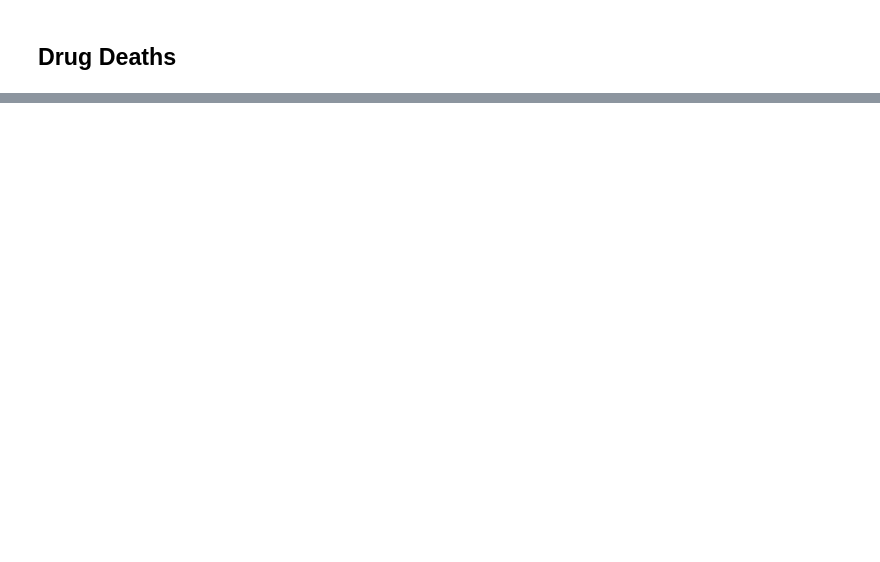
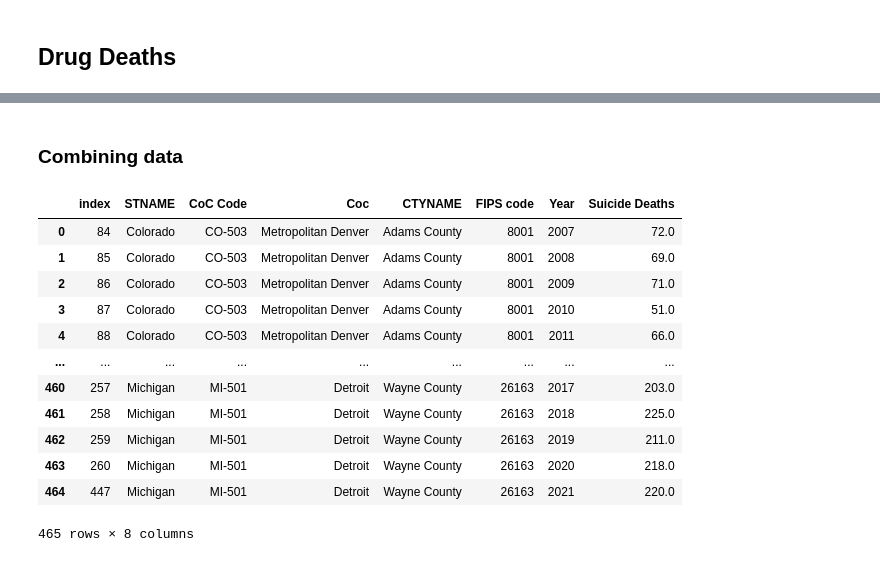
Before and after one commit to heath3rq/Python_Homelessness-Causal-Inference-Analysis, a Jupyter notebook: 10_code/mortality_data.ipynb, the cells around one changed output, grey strips where cells are left out. Drawn from its saved outputs; the diff is of its cells as text; code cells hidden in the pictures; blank space fills up the shorter version.

Commit message:
update code for drug and suicide data

```diff
--- a/10_code/mortality_data.ipynb
+++ b/10_code/mortality_data.ipynb
@@ -272,0 +286,2 @@ Missing years : [2007]
+# %%
+allmhdata = pd.concat([allmhdata0720merge, allmh21merge])
@@ -272,0 +311,8 @@ Missing years : [2007]
+# %%
+years = [i for i in range(2007, 2022)]
+for county in coc_mapping["CTYNAME"].unique():
+    tmp_data = allmh0721[allmh0721["CTYNAME"] == county]
+    tmp_year = tmp_data["Year"].unique()
+    if len(tmp_year) != 15:
+        print(f"data for {county}")
+        print(f"Missing years : {list(set(years) - set(tmp_year))}")
@@ -272,0 +324,22 @@ Missing years : [2007]
+# %%
+# fixing broomfield suicide values
+years_available = allmh0721[allmh0721["FIPS code"] == 8014]["Year"]
+missing_brooomfield_years = list(set(years) - set(years_available))
+
+tmp_dfs = []
+
+for year in missing_brooomfield_years:
+    tmp_data = {
+        "STNAME": "Colorado",
+        "CoC Code": "CO-503",
+        "Coc": "Metropolitan Denver",
+        "CTYNAME": "Broomfield County",
+        "FIPS code": 8014,
+        "Year": year,
+        "Deaths": np.NaN,
+    }
+    df = pd.DataFrame(tmp_data, index=[0])
+    tmp_dfs.append(df)
+
+broomfield_mh_df = pd.concat(tmp_dfs, ignore_index=True)
+broomfield_mh_df
@@ -272,0 +353,4 @@ Missing years : [2007]
+# %%
+allmhfinal0721 = pd.concat([allmh0721, broomfield_mh_df], ignore_index=True)
+allmhfinal0721["Year"] = allmhfinal0721["Year"].astype(int)
+allmhfinal0721.tail(10)
@@ -272,0 +369,21 @@ Missing years : [2007]
+# %% [markdown]
+### Combining data
+# %%
+allmhfinal0721 = allmhfinal0721.rename(
+    columns={"Deaths": "Suicide Deaths"}
+).sort_values(by=["CTYNAME", "Year"])
+allmhfinal0721
+# %% [output]
+|  | index | STNAME | CoC Code | Coc | CTYNAME | FIPS code | Year | Suicide Deaths |
+| 0 | 84 | Colorado | CO-503 | Metropolitan Denver | Adams County | 8001 | 2007 | 72.0 |
+| 1 | 85 | Colorado | CO-503 | Metropolitan Denver | Adams County | 8001 | 2008 | 69.0 |
+| 2 | 86 | Colorado | CO-503 | Metropolitan Denver | Adams County | 8001 | 2009 | 71.0 |
+| 3 | 87 | Colorado | CO-503 | Metropolitan Denver | Adams County | 8001 | 2010 | 51.0 |
+| 4 | 88 | Colorado | CO-503 | Metropolitan Denver | Adams County | 8001 | 2011 | 66.0 |
+| ... | ... | ... | ... | ... | ... | ... | ... | ... |
+| 460 | 257 | Michigan | MI-501 | Detroit | Wayne County | 26163 | 2017 | 203.0 |
+| 461 | 258 | Michigan | MI-501 | Detroit | Wayne County | 26163 | 2018 | 225.0 |
+| 462 | 259 | Michigan | MI-501 | Detroit | Wayne County | 26163 | 2019 | 211.0 |
+| 463 | 260 | Michigan | MI-501 | Detroit | Wayne County | 26163 | 2020 | 218.0 |
+| 464 | 447 | Michigan | MI-501 | Detroit | Wayne County | 26163 | 2021 | 220.0 |
+465 rows × 8 columns
```
Also changed, not shown: parts of 66 cells of this notebook.
